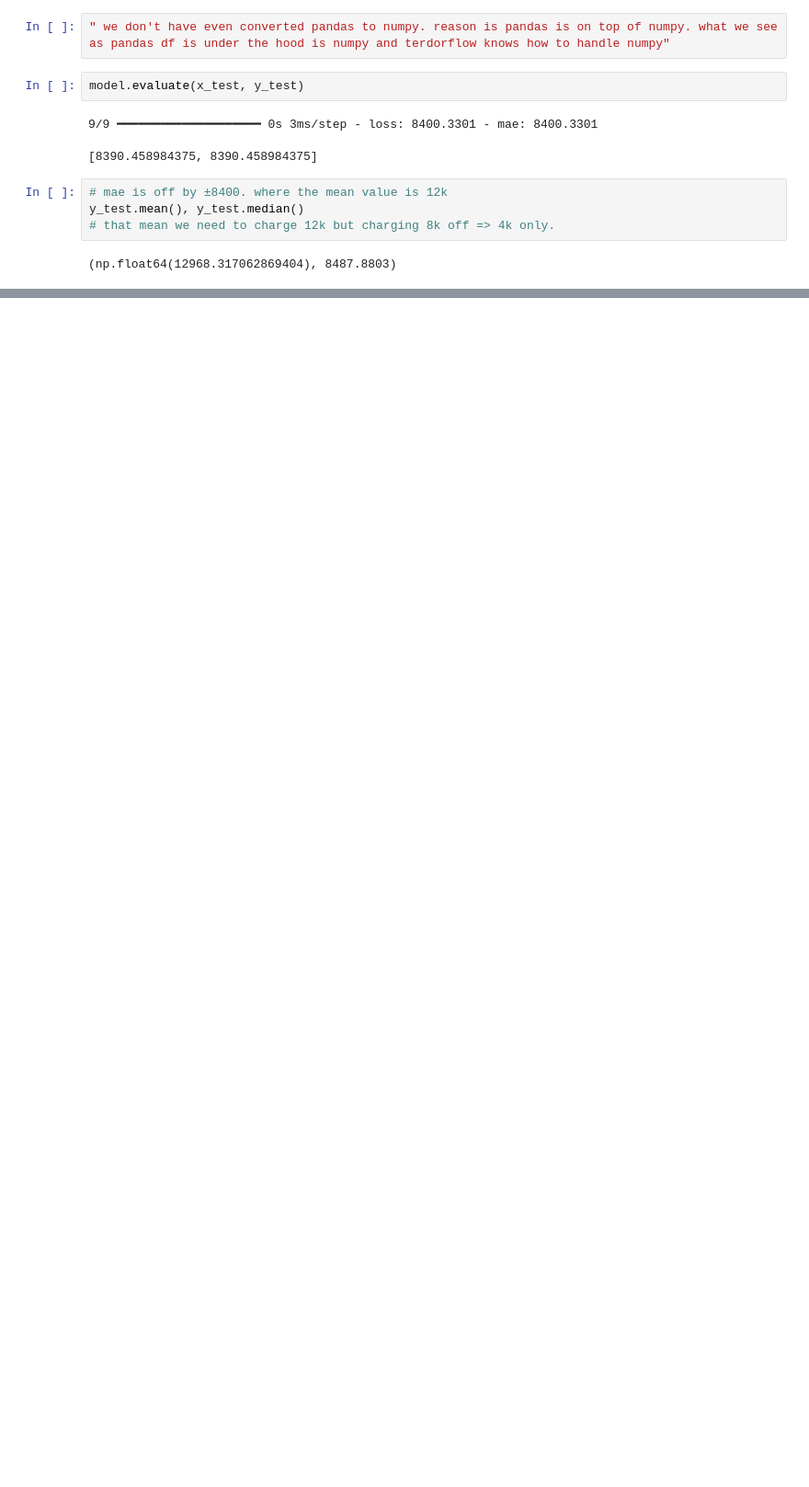
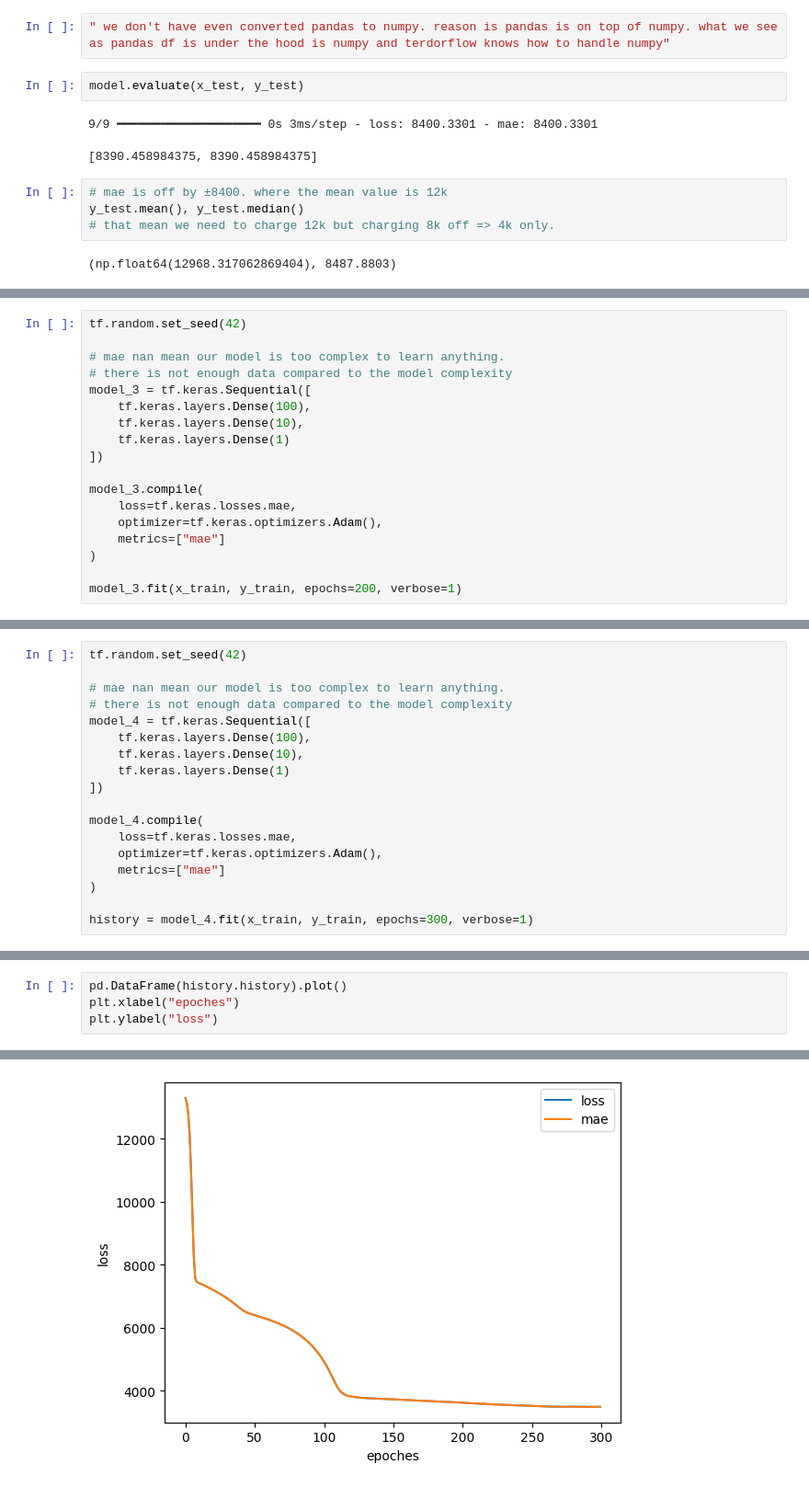
Before and after one commit to sajjadhossanshimanto/Learning-Terflow-, a Jupyter notebook: 2. regression/8_predict_insurance.ipynb, the cells around one changed output, grey strips where cells are left out. Shown: that part at 92% size. Drawn from its saved outputs; the diff is of its cells as text; blank space fills up the shorter version.

Commit message:
improving model & history plot

```diff
--- a/2. regression/8_predict_insurance.ipynb
+++ b/2. regression/8_predict_insurance.ipynb
@@ -110,0 +159,18 @@ y_test.mean(), y_test.median()
+# %%
+tf.random.set_seed(42)
+
+# mae nan mean our model is too complex to learn anything.
+# there is not enough data compared to the model complexity
+model_3 = tf.keras.Sequential([
+    tf.keras.layers.Dense(100),
+    tf.keras.layers.Dense(10),
+    tf.keras.layers.Dense(1)
+])
+
+model_3.compile(
+    loss=tf.keras.losses.mae,
+    optimizer=tf.keras.optimizers.Adam(),
+    metrics=["mae"]
+)
+
+model_3.fit(x_train, y_train, epochs=200, verbose=1)
@@ -110,0 +203,18 @@ y_test.mean(), y_test.median()
+# %%
+tf.random.set_seed(42)
+
+# mae nan mean our model is too complex to learn anything.
+# there is not enough data compared to the model complexity
+model_4 = tf.keras.Sequential([
+    tf.keras.layers.Dense(100),
+    tf.keras.layers.Dense(10),
+    tf.keras.layers.Dense(1)
+])
+
+model_4.compile(
+    loss=tf.keras.losses.mae,
+    optimizer=tf.keras.optimizers.Adam(),
+    metrics=["mae"]
+)
+
+history = model_4.fit(x_train, y_train, epochs=300, verbose=1)
@@ -110,0 +248,5 @@ y_test.mean(), y_test.median()
+# %%
+pd.DataFrame(history.history).plot()
+plt.xlabel("epoches")
+plt.ylabel("loss")
+# %% [output]
@@ -110,0 +254 @@ y_test.mean(), y_test.median()
+[figure, added]
```
Also changed, not shown: parts of 18 cells of this notebook.
